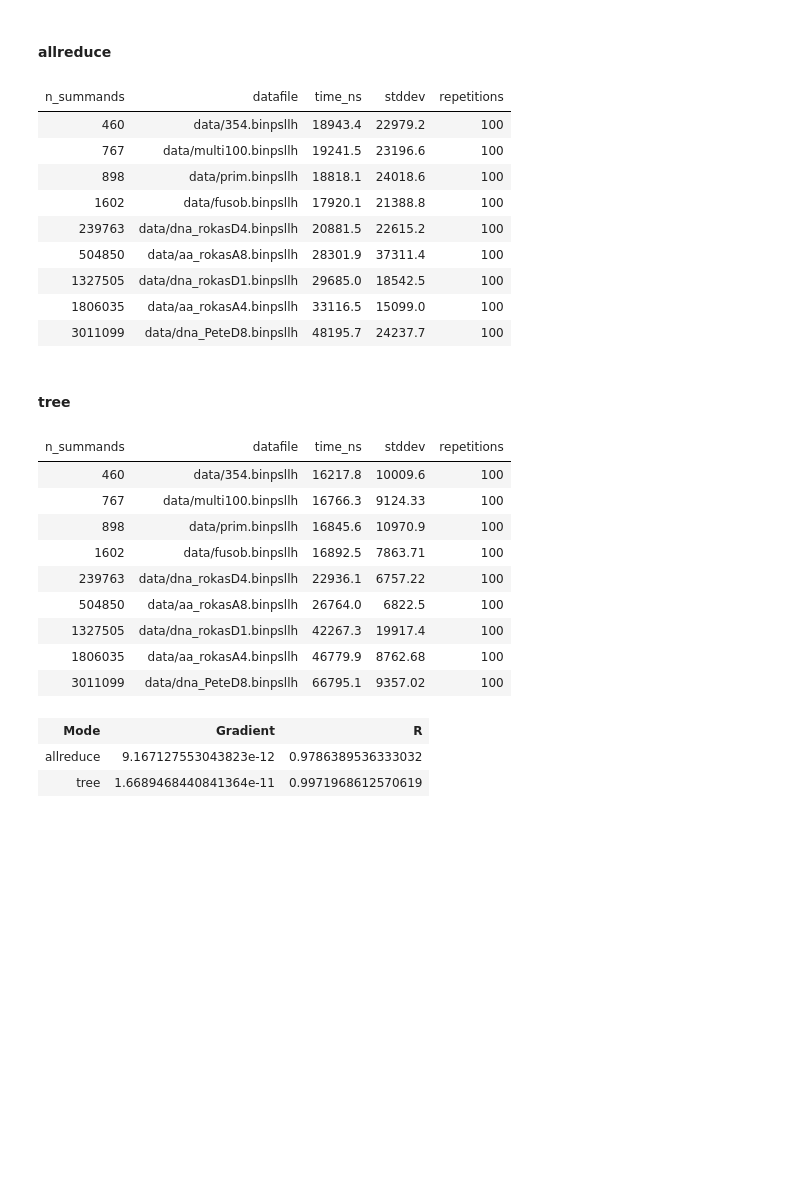
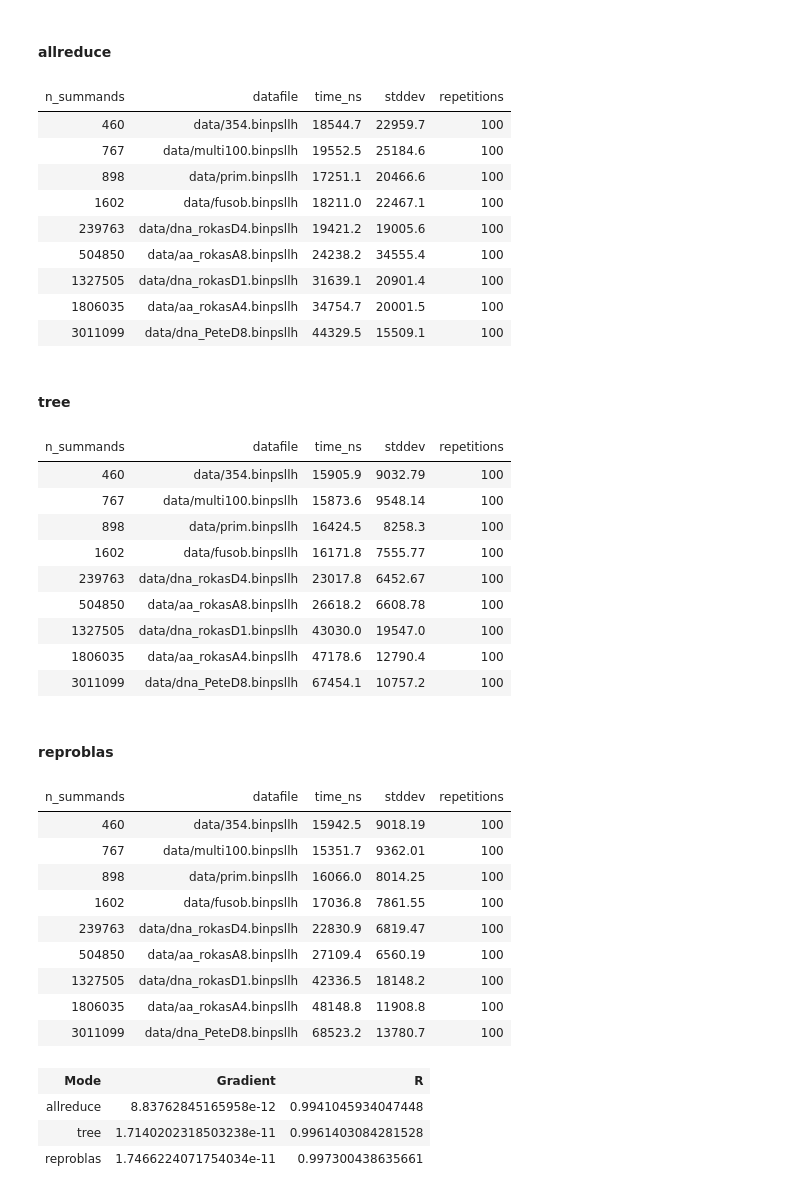
Before and after one commit to stelzch/allreduce, a Jupyter notebook: benchmarks/visualize.ipynb, the cells around one changed output. Cells and saved outputs as stored; diff of their text form; code cells hidden in the pictures; blank space fills up the shorter version.

Commit message:
Add ReproBLAS benchmark results

```diff
--- a/benchmarks/visualize.ipynb
+++ b/benchmarks/visualize.ipynb
@@ -40,5 +41,5 @@ display_result(cur)
 # %%
-run_id = 18
+run_id = 19
 # %%
 %matplotlib notebook
 import sqlite3
@@ -72,6 +73,11 @@ settings = {
     "tree": {
         "fmt": "ro",
         "label": "Tree Reduce",
+        "include": True
+    },
+    "reproblas": {
+        "fmt": "co",
+        "label": "ReproBLAS",
         "include": True
     },
     "baseline": {
@@ -96,53 +102,64 @@ for mode, v in settings.items():
     if not v["include"]:
         continue
 
     fetch_data(mode)
     data = cur.fetchall()
     display(HTML(f"<h4>{mode}</h4>"))
     display_result(cur, data)
 
     ar_x, ar_y, ar_error = xye(data)
     ax.errorbar(ar_x, ar_y, yerr=ar_error, fmt=v["fmt"], label=v["label"], capsize=4.0)
 
     if linreg:
         settings[mode]["linreg"] = linregress(ar_x, ar_y)
         gradient, intercept, r_value, p_value, std_err = settings[mode]["linreg"]
         x1 = np.linspace(min(ar_x), max(ar_x), 50)
         y1 = gradient * x1 + intercept
         plt.plot(x1, y1)
 
 ax.legend(loc='upper left')
 
 ax.set_xlim(left=0)
 #ax.set_ylim(bottom=0)
 
 plt.show()
 plt.savefig(fname="figure.svg")
 # %% [output]
 [interactive output not drawn]
 [interactive output not drawn]
 allreduce
 | n_summands | datafile | time_ns | stddev | repetitions |
-| 460 | data/354.binpsllh | 18943.4 | 22979.2 | 100 |
-| 767 | data/multi100.binpsllh | 19241.5 | 23196.6 | 100 |
-| 898 | data/prim.binpsllh | 18818.1 | 24018.6 | 100 |
-| 1602 | data/fusob.binpsllh | 17920.1 | 21388.8 | 100 |
-| 239763 | data/dna_rokasD4.binpsllh | 20881.5 | 22615.2 | 100 |
-| 504850 | data/aa_rokasA8.binpsllh | 28301.9 | 37311.4 | 100 |
-| 1327505 | data/dna_rokasD1.binpsllh | 29685.0 | 18542.5 | 100 |
-| 1806035 | data/aa_rokasA4.binpsllh | 33116.5 | 15099.0 | 100 |
-| 3011099 | data/dna_PeteD8.binpsllh | 48195.7 | 24237.7 | 100 |
+| 460 | data/354.binpsllh | 18544.7 | 22959.7 | 100 |
+| 767 | data/multi100.binpsllh | 19552.5 | 25184.6 | 100 |
+| 898 | data/prim.binpsllh | 17251.1 | 20466.6 | 100 |
+| 1602 | data/fusob.binpsllh | 18211.0 | 22467.1 | 100 |
+| 239763 | data/dna_rokasD4.binpsllh | 19421.2 | 19005.6 | 100 |
+| 504850 | data/aa_rokasA8.binpsllh | 24238.2 | 34555.4 | 100 |
+| 1327505 | data/dna_rokasD1.binpsllh | 31639.1 | 20901.4 | 100 |
+| 1806035 | data/aa_rokasA4.binpsllh | 34754.7 | 20001.5 | 100 |
+| 3011099 | data/dna_PeteD8.binpsllh | 44329.5 | 15509.1 | 100 |
 tree
 | n_summands | datafile | time_ns | stddev | repetitions |
-| 460 | data/354.binpsllh | 16217.8 | 10009.6 | 100 |
-| 767 | data/multi100.binpsllh | 16766.3 | 9124.33 | 100 |
-| 898 | data/prim.binpsllh | 16845.6 | 10970.9 | 100 |
-| 1602 | data/fusob.binpsllh | 16892.5 | 7863.71 | 100 |
-| 239763 | data/dna_rokasD4.binpsllh | 22936.1 | 6757.22 | 100 |
-| 504850 | data/aa_rokasA8.binpsllh | 26764.0 | 6822.5 | 100 |
-| 1327505 | data/dna_rokasD1.binpsllh | 42267.3 | 19917.4 | 100 |
-| 1806035 | data/aa_rokasA4.binpsllh | 46779.9 | 8762.68 | 100 |
-| 3011099 | data/dna_PeteD8.binpsllh | 66795.1 | 9357.02 | 100 |
+| 460 | data/354.binpsllh | 15905.9 | 9032.79 | 100 |
+| 767 | data/multi100.binpsllh | 15873.6 | 9548.14 | 100 |
+| 898 | data/prim.binpsllh | 16424.5 | 8258.3 | 100 |
+| 1602 | data/fusob.binpsllh | 16171.8 | 7555.77 | 100 |
+| 239763 | data/dna_rokasD4.binpsllh | 23017.8 | 6452.67 | 100 |
+| 504850 | data/aa_rokasA8.binpsllh | 26618.2 | 6608.78 | 100 |
+| 1327505 | data/dna_rokasD1.binpsllh | 43030.0 | 19547.0 | 100 |
+| 1806035 | data/aa_rokasA4.binpsllh | 47178.6 | 12790.4 | 100 |
+| 3011099 | data/dna_PeteD8.binpsllh | 67454.1 | 10757.2 | 100 |
+reproblas
+| n_summands | datafile | time_ns | stddev | repetitions |
+| 460 | data/354.binpsllh | 15942.5 | 9018.19 | 100 |
+| 767 | data/multi100.binpsllh | 15351.7 | 9362.01 | 100 |
+| 898 | data/prim.binpsllh | 16066.0 | 8014.25 | 100 |
+| 1602 | data/fusob.binpsllh | 17036.8 | 7861.55 | 100 |
+| 239763 | data/dna_rokasD4.binpsllh | 22830.9 | 6819.47 | 100 |
+| 504850 | data/aa_rokasA8.binpsllh | 27109.4 | 6560.19 | 100 |
+| 1327505 | data/dna_rokasD1.binpsllh | 42336.5 | 18148.2 | 100 |
+| 1806035 | data/aa_rokasA4.binpsllh | 48148.8 | 11908.8 | 100 |
+| 3011099 | data/dna_PeteD8.binpsllh | 68523.2 | 13780.7 | 100 |
 # %%
 def display_table2(data, header = []):
     html = "<table>"
@@ -164,8 +181,9 @@ if linreg:
     display_table2(t, header=header)
 # %% [output]
 | Mode | Gradient | R |
-| allreduce | 9.167127553043823e-12 | 0.9786389536333032 |
-| tree | 1.6689468440841364e-11 | 0.9971968612570619 |
+| allreduce | 8.83762845165958e-12 | 0.9941045934047448 |
+| tree | 1.7140202318503238e-11 | 0.9961403084281528 |
+| reproblas | 1.7466224071754034e-11 | 0.997300438635661 |
 # %%
 if linreg:
     slowdown = settings["tree"]["linreg"][0] / settings["allreduce"]["linreg"][0]
```
Also changed, not shown: parts of 2 cells of this notebook, 1 other file.
